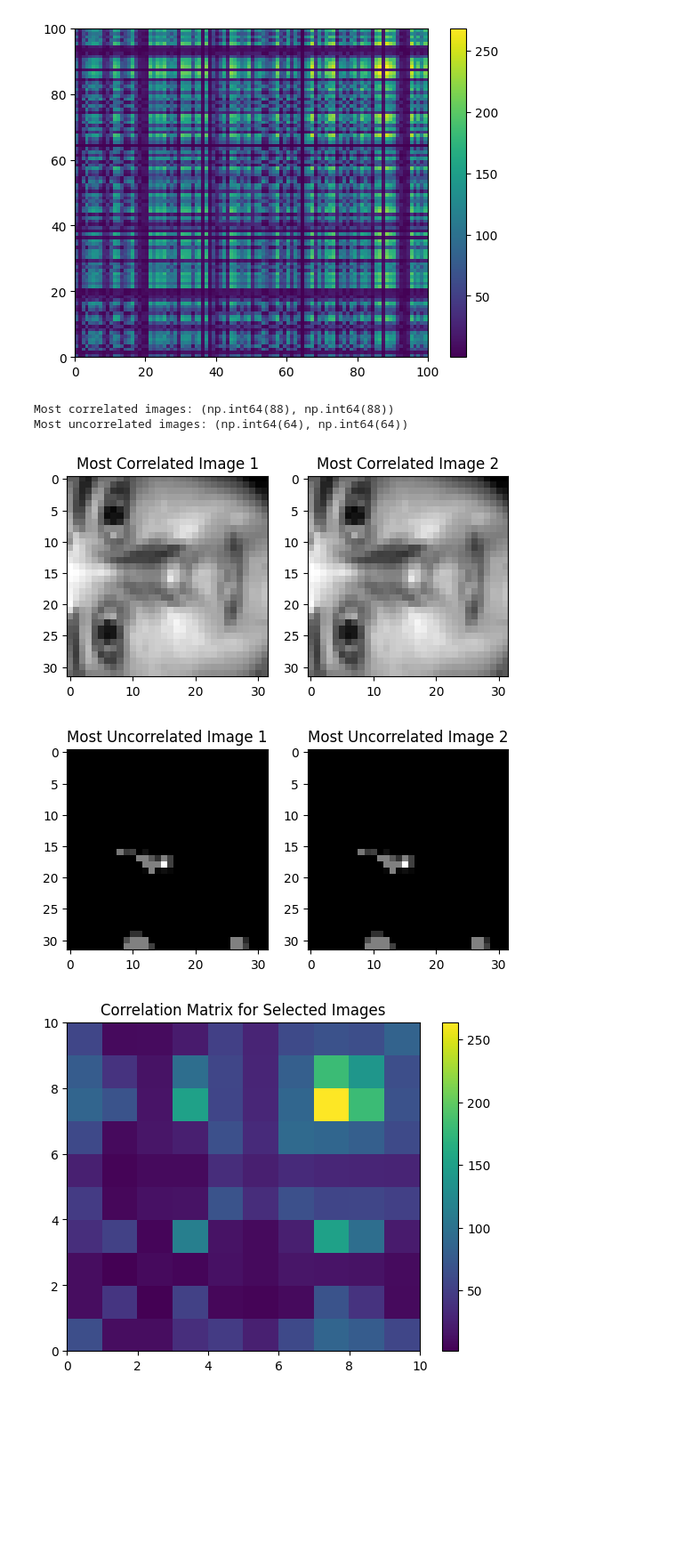
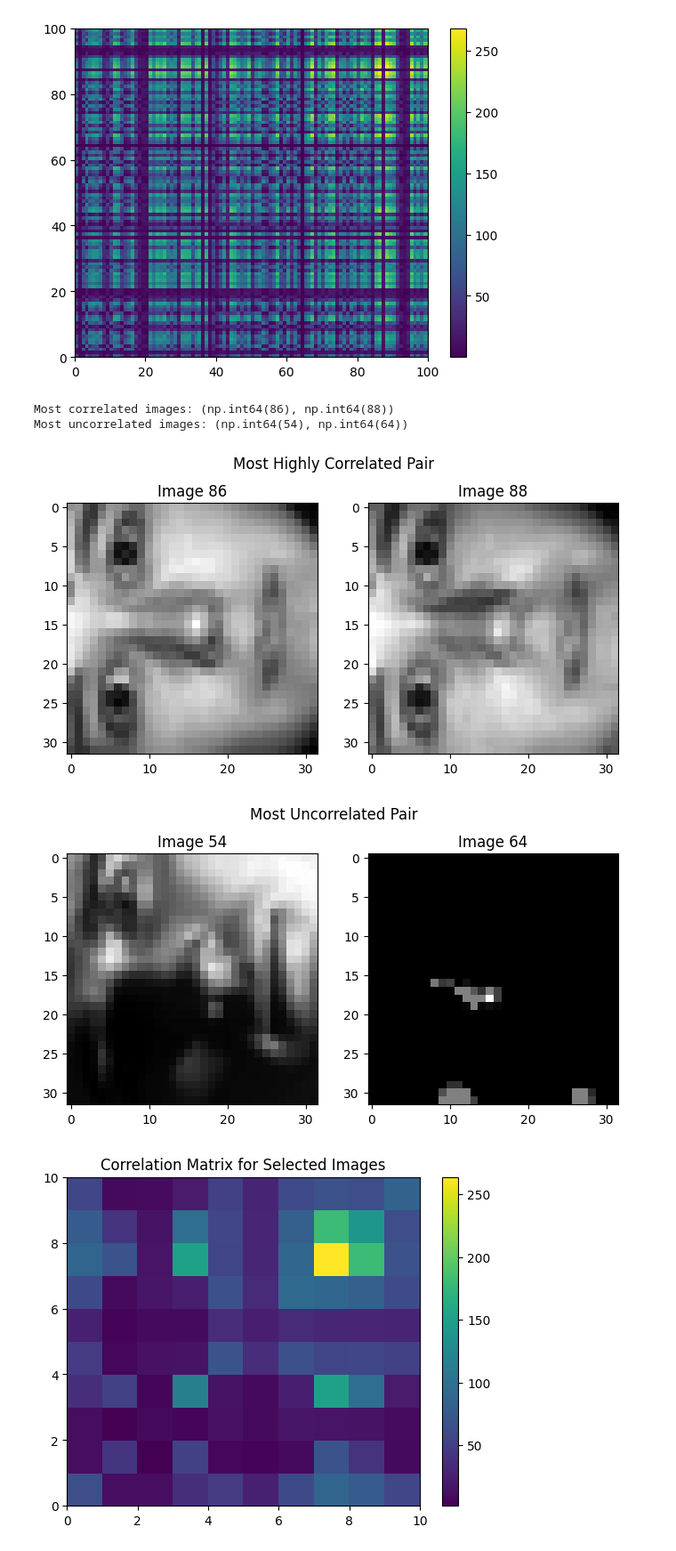
Before and after one commit to nathankutz/ScientificComputing, a Jupyter notebook: Homeworks/Homework 3/Solution.ipynb, the cells around one changed output. Shown at 89% size. Saved outputs shown, nothing was run; the diff lists cells and outputs as text; code cells hidden in the pictures; blank space fills up the shorter version.

```diff
--- a/Homeworks/Homework 3/Solution.ipynb
+++ b/Homeworks/Homework 3/Solution.ipynb
@@ -33,38 +33,40 @@ plt.show()
 # %%
 # From the correlation matrix for part (a), which two images are most highly correlated? Which
 # are most uncorrelated? Plot these faces.
 
-# Find the indices of the most highly correlated images
-# by flattening the correlation matrix and finding the index of the maximum value - very simple
-most_correlated = np.unravel_index(np.argmax(C, axis=None), C.shape)
+# We need to exclude the diagonal (self-correlation) when finding the most correlated pair
+# Set diagonal to -inf for max search and +inf for min search
+C_no_diag = C.copy()
+np.fill_diagonal(C_no_diag, -np.inf)
+most_correlated = np.unravel_index(np.argmax(C_no_diag, axis=None), C_no_diag.shape)
 print("Most correlated images:", most_correlated)
 
-# Same idea but now we want the minimum value for the most uncorrelated images
-most_uncorrelated = np.unravel_index(np.argmin(C, axis=None), C.shape)
+np.fill_diagonal(C_no_diag, np.inf)
+most_uncorrelated = np.unravel_index(np.argmin(C_no_diag, axis=None), C_no_diag.shape)
 print("Most uncorrelated images:", most_uncorrelated)
 
 # Plot the most correlated images
-plt.subplot(1, 2, 1)
-plt.imshow(X[:, most_correlated[0]].reshape(32, 32).T, cmap='gray')
-plt.title("Most Correlated Image 1")
-plt.subplot(1, 2, 2)
-plt.imshow(X[:, most_correlated[1]].reshape(32, 32).T, cmap='gray')
-plt.title("Most Correlated Image 2")
+fig, axes = plt.subplots(1, 2, figsize=(8, 4))
+axes[0].imshow(X[:, most_correlated[0]].reshape(32, 32).T, cmap='gray')
+axes[0].set_title(f"Image {most_correlated[0]}")
+axes[1].imshow(X[:, most_correlated[1]].reshape(32, 32).T, cmap='gray')
+axes[1].set_title(f"Image {most_correlated[1]}")
+fig.suptitle("Most Highly Correlated Pair")
 plt.show()
 
 # Plot the most uncorrelated images
-plt.subplot(1, 2, 1)
-plt.imshow(X[:, most_uncorrelated[0]].reshape(32, 32).T, cmap='gray')
-plt.title("Most Uncorrelated Image 1")
-plt.subplot(1, 2, 2)
-plt.imshow(X[:, most_uncorrelated[1]].reshape(32, 32).T, cmap='gray')
-plt.title("Most Uncorrelated Image 2")
+fig, axes = plt.subplots(1, 2, figsize=(8, 4))
+axes[0].imshow(X[:, most_uncorrelated[0]].reshape(32, 32).T, cmap='gray')
+axes[0].set_title(f"Image {most_uncorrelated[0]}")
+axes[1].imshow(X[:, most_uncorrelated[1]].reshape(32, 32).T, cmap='gray')
+axes[1].set_title(f"Image {most_uncorrelated[1]}")
+fig.suptitle("Most Uncorrelated Pair")
 plt.show()
 # %% [output]
-Most correlated images: (np.int64(88), np.int64(88))
-Most uncorrelated images: (np.int64(64), np.int64(64))
+Most correlated images: (np.int64(86), np.int64(88))
+Most uncorrelated images: (np.int64(54), np.int64(64))
-[figure, old version]
+[figure, new version]
-[figure, old version]
+[figure, new version]
 # %%
 # Repeat part (a) but now compute the 10 ×10 correlation matrix between images and plot the
 # correlation matrix between them.
```
Also changed, not shown: parts of 4 cells of this notebook, 1 other file.
